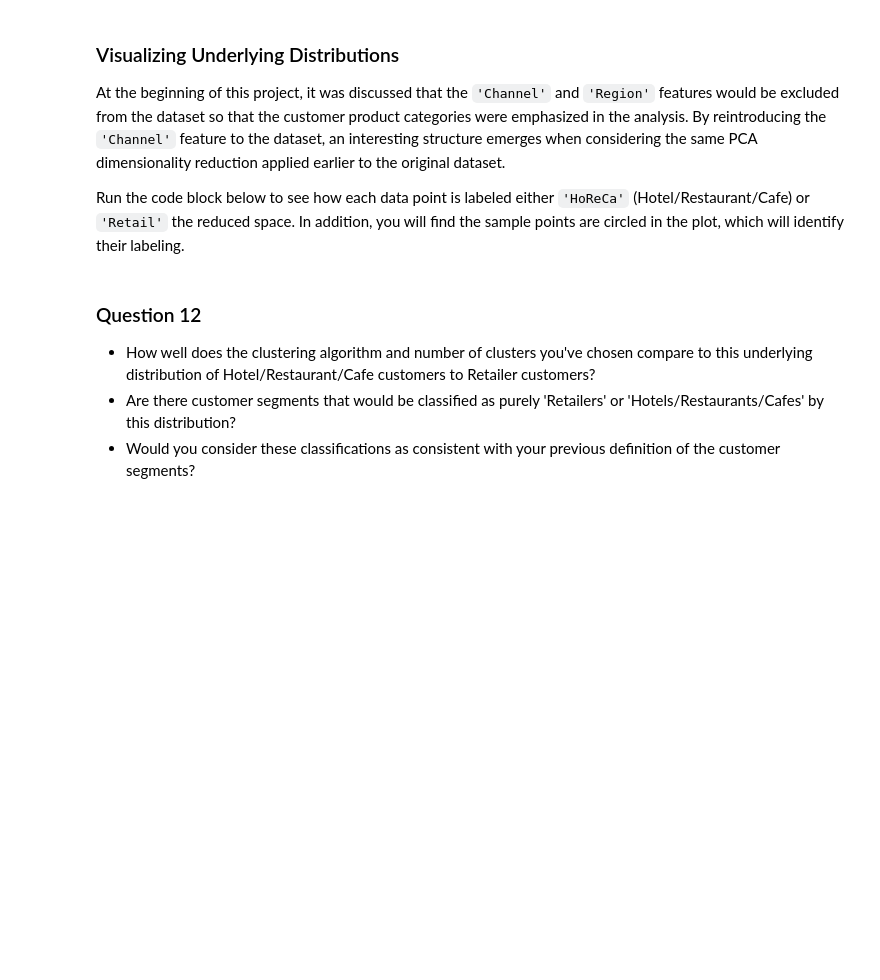
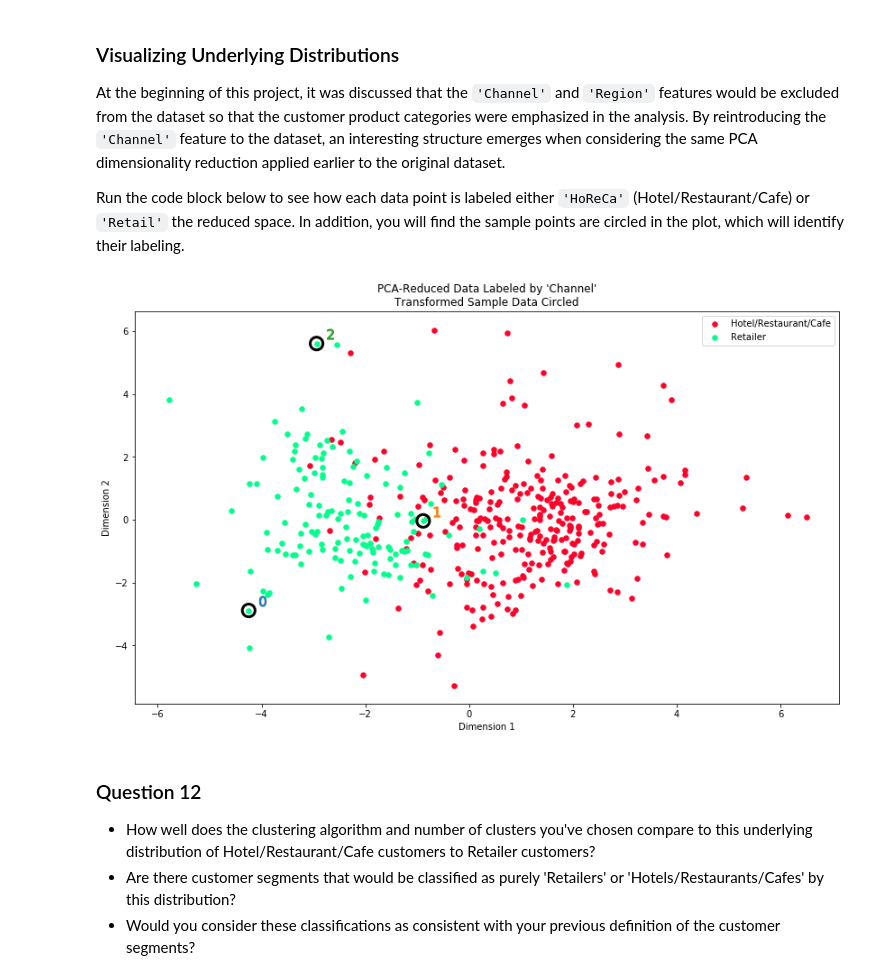
Before and after one commit to blcooley/machine-learning, a Jupyter notebook: projects/customer_segments/customer_segments.ipynb, the cells around one changed output. Drawn from its saved outputs; the diff is of its cells as text; code cells hidden in the pictures; blank space fills up the shorter version.

```diff
--- a/projects/customer_segments/customer_segments.ipynb
+++ b/projects/customer_segments/customer_segments.ipynb
@@ -517,7 +562,9 @@ At the beginning of this project, it was discussed that the `'Channel'` and `'Re
 Run the code block below to see how each data point is labeled either `'HoReCa'` (Hotel/Restaurant/Cafe) or `'Retail'` the reduced space. In addition, you will find the sample points are circled in the plot, which will identify their labeling.
 # %%
 # Display the clustering results based on 'Channel' data
-vs.channel_results(reduced_data, outliers, pca_samples)
+vs.channel_results(reduced_data_df, outliers, pca_samples)
+# %% [output]
+[figure, added]
 # %% [markdown]
 ### Question 12
 
```
Also changed, not shown: parts of 27 cells of this notebook, 1 other file.
